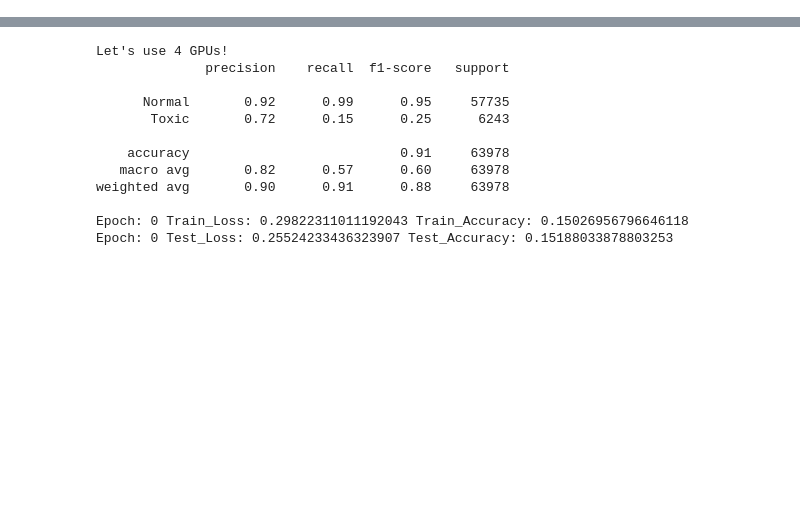
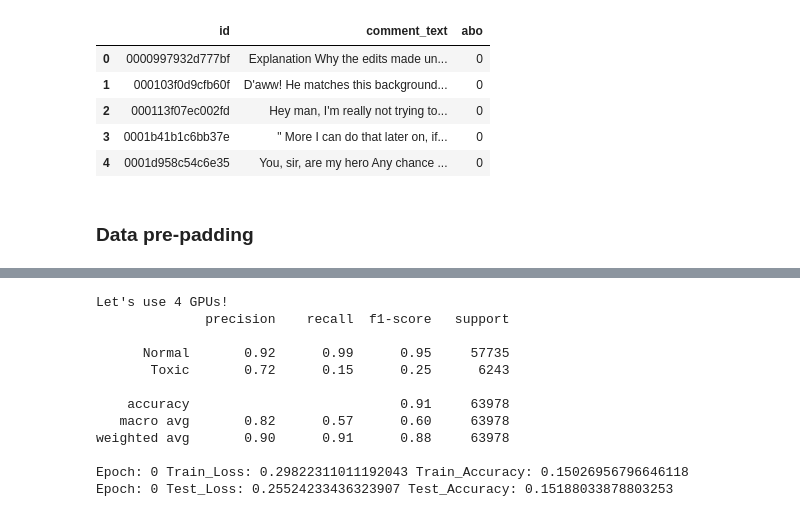
Before and after one commit to kanyeishere/toxic-comment-classification, a Jupyter notebook: glove_bi-lstm_torchtext_binary.ipynb, the cells around one changed output, grey strips where cells are left out. Saved outputs shown, nothing was run; the diff lists cells and outputs as text; code cells hidden in the pictures; blank space fills up the shorter version.

```diff
--- a/glove_bi-lstm_torchtext_binary.ipynb
+++ b/glove_bi-lstm_torchtext_binary.ipynb
@@ -85,6 +128,17 @@ test_df
+# %%
+df[:5]
+# %% [output]
+|  | id | comment_text | abo |
+| 0 | 0000997932d777bf | Explanation Why the edits made un... | 0 |
+| 1 | 000103f0d9cfb60f | D'aww! He matches this background... | 0 |
+| 2 | 000113f07ec002fd | Hey man, I'm really not trying to... | 0 |
+| 3 | 0001b41b1c6bb37e | " More I can do that later on, if... | 0 |
+| 4 | 0001d958c54c6e35 | You, sir, are my hero Any chance ... | 0 |
 # %%
 from torchtext.data.utils import get_tokenizer
 from torchtext.vocab import build_vocab_from_iterator
+# %% [markdown]
+### Data pre-padding
 # %%
 from torchtext.vocab import GloVe, vocab
 
```
Also changed, not shown: parts of 14 cells of this notebook.
